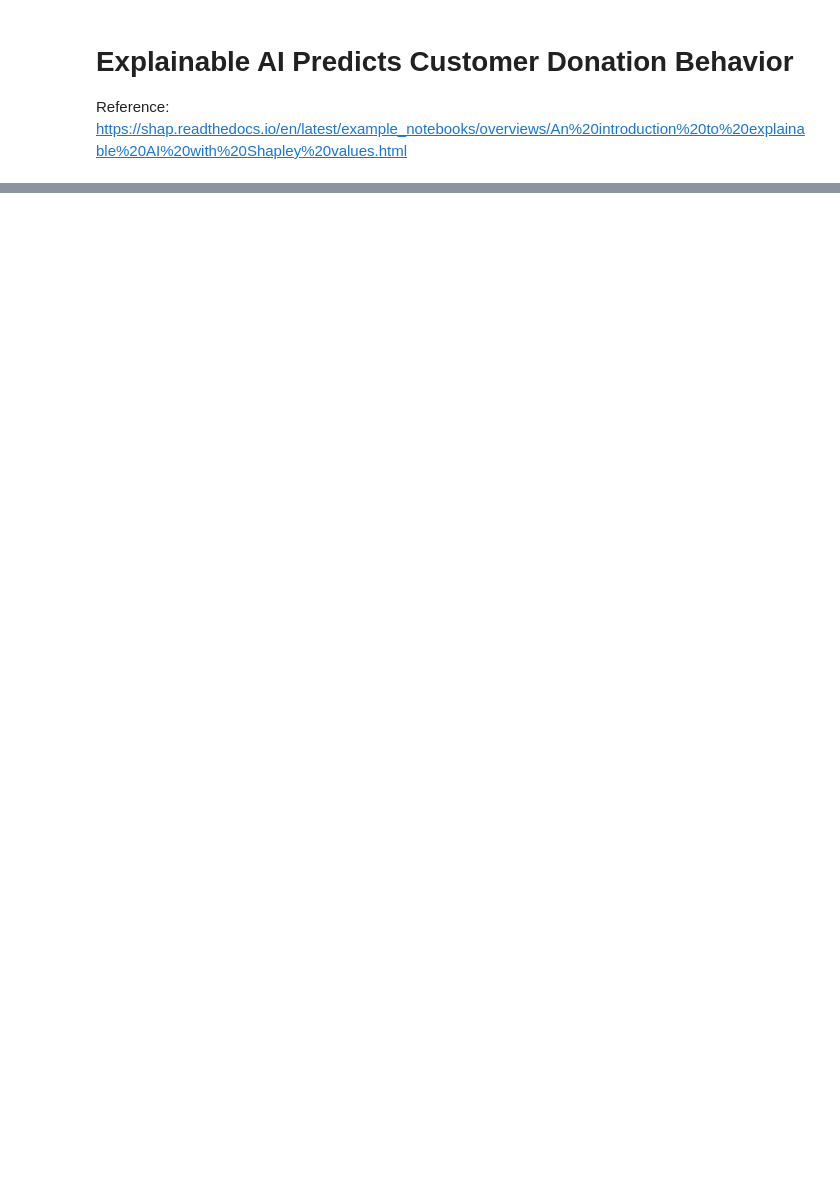
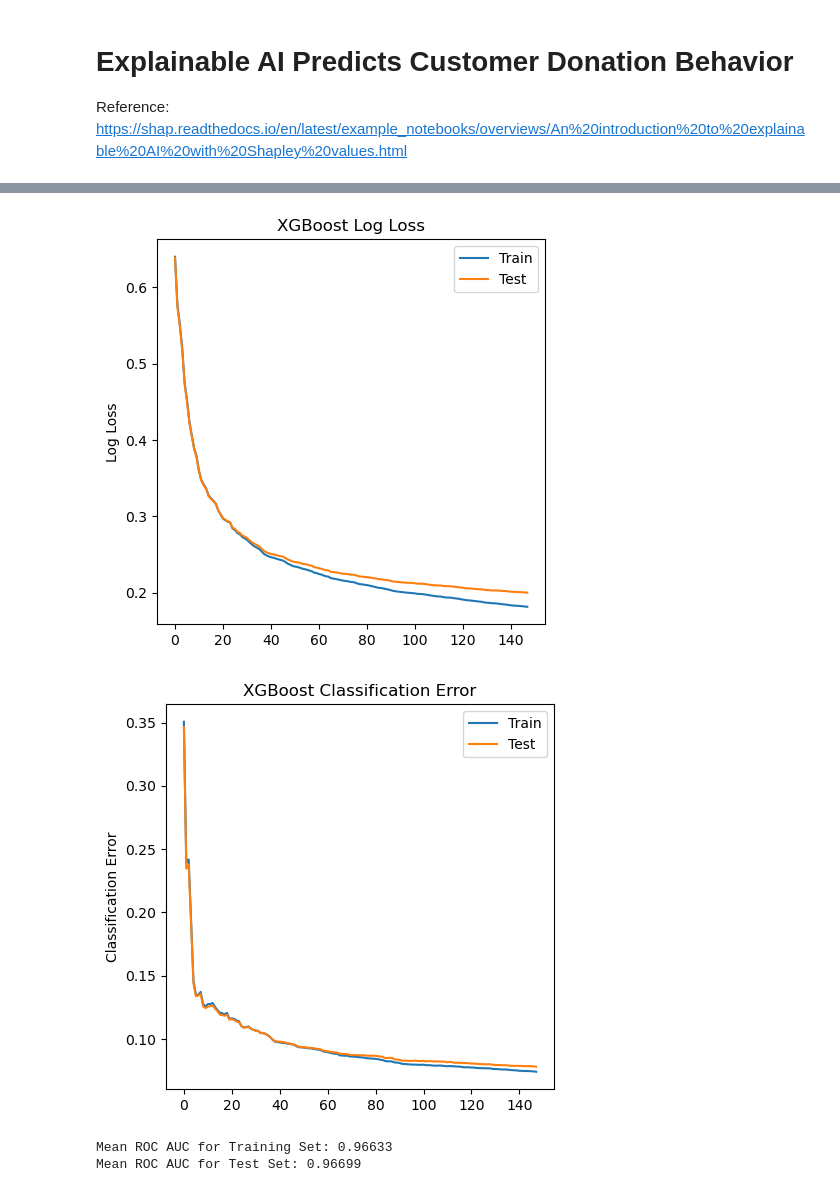
Before and after one commit to eriosta/analytics-applications, a Jupyter notebook: donation_prediction/donation_prediction.ipynb, the cells around one changed output, grey strips where cells are left out. Saved outputs shown, nothing was run; the diff lists cells and outputs as text; code cells hidden in the pictures; blank space fills up the shorter version.

```diff
--- a/donation_prediction/donation_prediction.ipynb
+++ b/donation_prediction/donation_prediction.ipynb
@@ -69,0 +60,21 @@ No data for colormapping provided via 'c'. Parameters 'vmin', 'vmax' will be ign
+# %%
+param =   {'colsample_bytree': 0.9751940726386727, 'gamma': 0.0684093154594807, 'learning_rate': 0.31507120614624073, 'max_depth': 5, 'n_estimators': 148, 'subsample': 0.6740531715354479}
+eval_set = [(train_features, train_labels), (test_features, test_labels)]
+
+xgb_model = xgb.XGBClassifier(objective="binary:logistic",
+                              random_state=42,
+                              colsample_bytree=param['colsample_bytree'],
+                              gamma=param['gamma'],
+                              learning_rate=param['learning_rate'],
+                              max_depth=param['max_depth'],
+                              n_estimators=param['n_estimators'],
+                              subsample=param['subsample'],
+                              #scale_pos_weight=c1*100,
+                              booster='gbtree' # gbtree, dart, gblinear
+                              )
+
+
+xgb_model.fit(train_features, train_labels,
+            eval_metric=["error", "logloss"],
+              eval_set=eval_set,
+              verbose=False)
@@ -69,0 +94,41 @@ No data for colormapping provided via 'c'. Parameters 'vmin', 'vmax' will be ign
+# %%
+y_pred = xgb_model.predict(test_features)
+y_pred_prob = xgb_model.predict_proba(test_features)[:, 1]
+
+results = xgb_model.evals_result()
+epochs = len(results["validation_0"]["error"])
+x_axis = range(0, epochs)
+
+# plot log loss
+fig, ax = plt.subplots(figsize=(5,5))
+ax.plot(x_axis, results["validation_0"]["logloss"], label="Train")
+ax.plot(x_axis, results["validation_1"]["logloss"], label="Test")
+ax.legend()
+plt.ylabel("Log Loss")
+plt.title("XGBoost Log Loss")
+plt.show()
+# plot classification error
+fig, ax = plt.subplots(figsize=(5,5))
+ax.plot(x_axis, results["validation_0"]["error"], label="Train")
+ax.plot(x_axis, results["validation_1"]["error"], label="Test")
+ax.legend()
+plt.ylabel("Classification Error")
+plt.title("XGBoost Classification Error")
+plt.show()
+# %% [output]
+[figure, added]
+[figure, added]
+# %%
+from sklearn.model_selection import cross_val_score
+from sklearn.model_selection import RepeatedStratifiedKFold
+cv = RepeatedStratifiedKFold(n_splits=10, n_repeats=3, random_state=1)
+
+from numpy import mean
+scores = cross_val_score(xgb_model, train_features, train_labels, scoring='roc_auc', cv=cv, n_jobs=-1)
+print("Mean ROC AUC for Training Set: %.5f" % mean(scores))
+
+scores = cross_val_score(xgb_model, test_features, test_labels, scoring='roc_auc', cv=cv, n_jobs=-1)
+print("Mean ROC AUC for Test Set: %.5f" % mean(scores))
+# %% [output]
+Mean ROC AUC for Training Set: 0.96633
+Mean ROC AUC for Test Set: 0.96699
```
Also changed, not shown: parts of 9 cells of this notebook.
